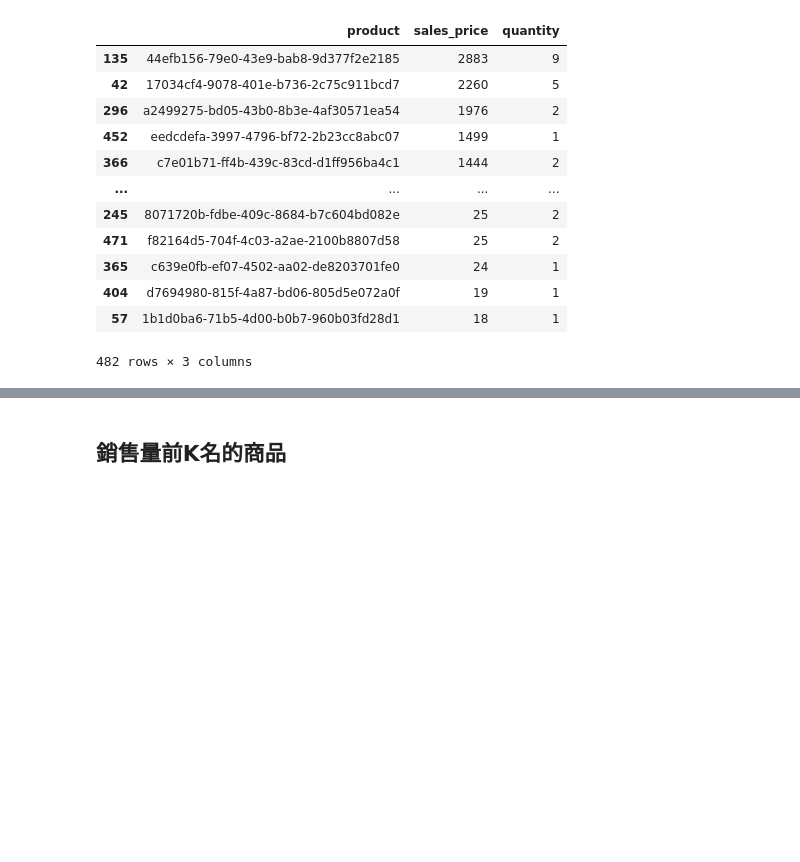
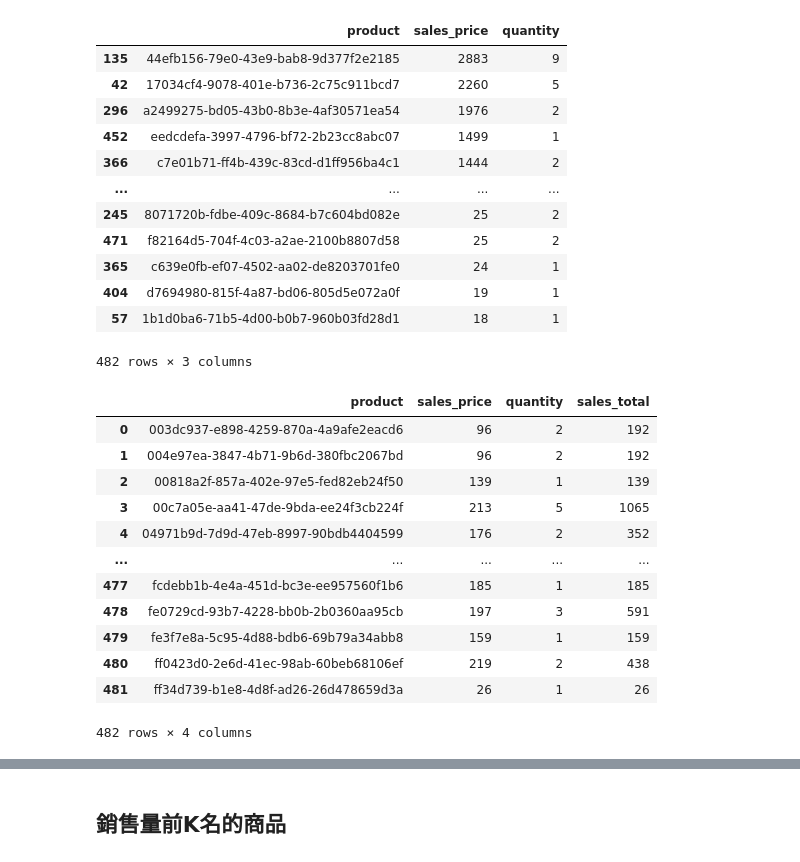
Before and after one commit to itrobotics/EDA_carrefour, a Jupyter notebook: EDA_家樂福數據集.ipynb, the cells around one changed output, grey strips where cells are left out. Cells and saved outputs as stored; diff of their text form; code cells hidden in the pictures; blank space fills up the shorter version.

```diff
--- a/EDA_家樂福數據集.ipynb
+++ b/EDA_家樂福數據集.ipynb
@@ -175,3 +224,19 @@ df_prod_sales
+# %%
+df_group_by_prod
+# %% [output]
+|  | product | sales_price | quantity | sales_total |
+| 0 | 003dc937-e898-4259-870a-4a9afe2eacd6 | 96 | 2 | 192 |
+| 1 | 004e97ea-3847-4b71-9b6d-380fbc2067bd | 96 | 2 | 192 |
+| 2 | 00818a2f-857a-402e-97e5-fed82eb24f50 | 139 | 1 | 139 |
+| 3 | 00c7a05e-aa41-47de-9bda-ee24f3cb224f | 213 | 5 | 1065 |
+| 4 | 04971b9d-7d9d-47eb-8997-90bdb4404599 | 176 | 2 | 352 |
+| ... | ... | ... | ... | ... |
+| 477 | fcdebb1b-4e4a-451d-bc3e-ee957560f1b6 | 185 | 1 | 185 |
+| 478 | fe0729cd-93b7-4228-bb0b-2b0360aa95cb | 197 | 3 | 591 |
+| 479 | fe3f7e8a-5c95-4d88-bdb6-69b79a34abb8 | 159 | 1 | 159 |
+| 480 | ff0423d0-2e6d-41ec-98ab-60beb68106ef | 219 | 2 | 438 |
+| 481 | ff34d739-b1e8-4d8f-ad26-26d478659d3a | 26 | 1 | 26 |
+482 rows × 4 columns
 # %%
 def get_top_k_product(df,k,by_column='sales_price'):
     df_group_by_prod=df.groupby('product').sum().reset_index()
```
Also changed, not shown: parts of 18 cells of this notebook, 3 other files.
